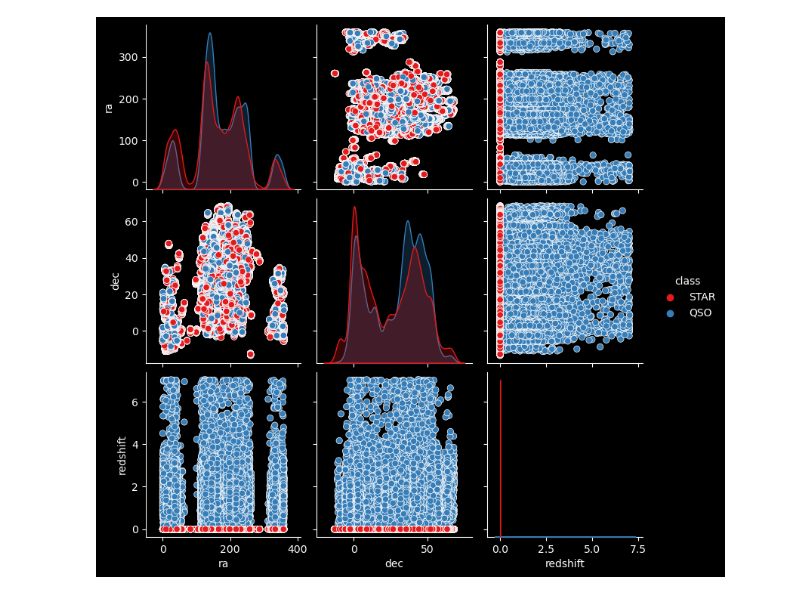
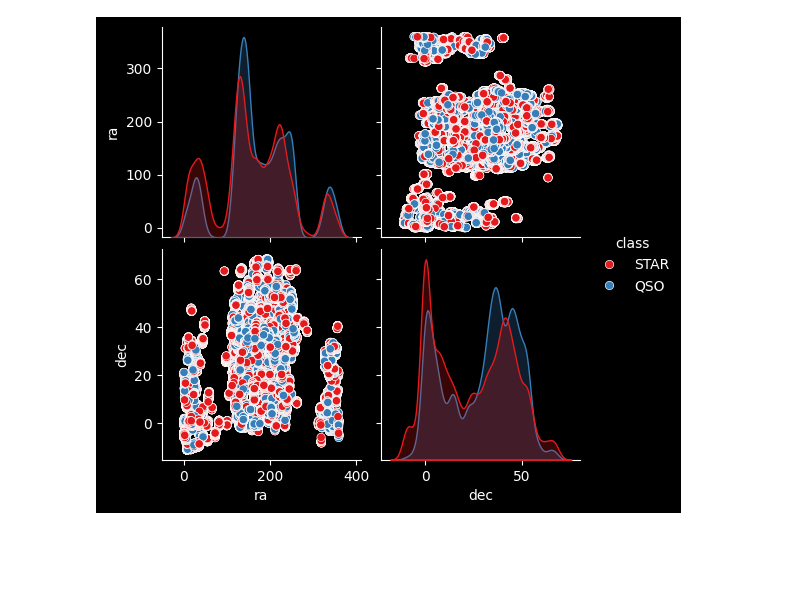
Before and after one commit to CVH-Research/ML-Star-Quasar-Distinction, a Jupyter notebook: DataAnalysis_1.ipynb, the cells around one changed output. Saved outputs shown, nothing was run; the diff lists cells and outputs as text; code cells hidden in the pictures; blank space fills up the shorter version.

Commit message:
Remove redshift

```diff
--- a/DataAnalysis_1.ipynb
+++ b/DataAnalysis_1.ipynb
@@ -119,6 +116,6 @@ def pairplot(df, features, target):
     sns.pairplot(data=df, vars=features, hue=target)
     plt.show()
 # %%
-pairplot(df=df, features=['ra', 'dec', 'redshift'], target='class')
+pairplot(df=df, features=['ra', 'dec'], target='class')
 # %% [output]
-[figure, old version]
+[figure, new version]
```
Also changed, not shown: parts of 4 cells of this notebook, 8 other files.
